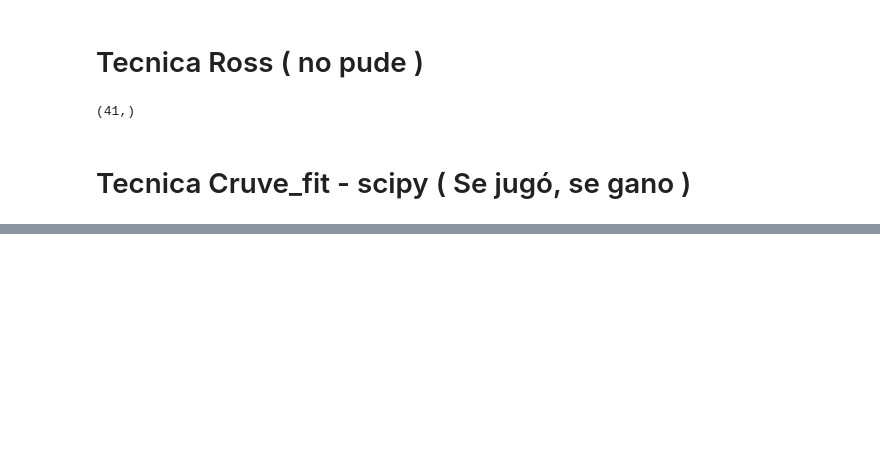
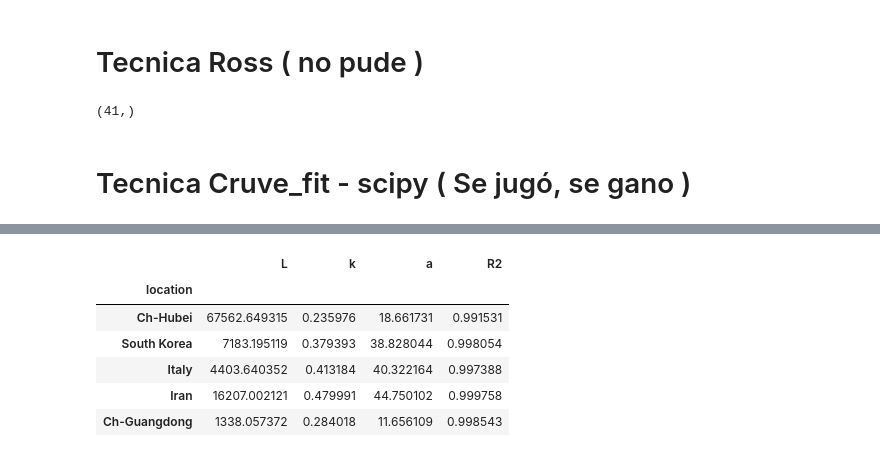
Before and after one commit to juliocrn94/CoronaVirus_ML, a Jupyter notebook: Part1.ipynb, the cells around one changed output, grey strips where cells are left out. Saved outputs shown, nothing was run; the diff lists cells and outputs as text; code cells hidden in the pictures; blank space fills up the shorter version.

```diff
--- a/Part1.ipynb
+++ b/Part1.ipynb
@@ -288,0 +310,39 @@ plt.legend()
+# %%
+res_df = pd.DataFrame()
+
+res_df['Total_conf'] =  conf_df.iloc[:,-1]
+res_df['Total_death'] =  death_df.iloc[:,-1]
+res_df['Total_recov'] =  recov_df.iloc[:,-1]
+
+
+row_df = pd.DataFrame(res_df.sum(axis = 0), columns=['Worldwide']).T
+res_df = pd.concat([res_df, row_df])
+
+#res_df.iloc[0:40]
+# %%
+loc_list = list(res_df.index[:40])
+
+log_g_curves = []
+
+def func(x, L, k, a):
+    return L/(1 + np.exp(-k*(x-a)))
+
+for loc_i in loc_list:
+    x = np.arange(len(conf_ts[loc_i]))
+    y = conf_ts[loc_i].values
+
+    popt, pcov = curve_fit(func, x, y, bounds=(0, [90000, 1, 100]))
+
+    L = popt[0]
+    k = popt[1]
+    a = popt[2]
+    r2 = r2_score(y, func(x, *popt))
+    if loc_i == 'Total':
+        loc_i = 'Worldwide'
+
+    dict = {'location':loc_i,'L':L,'k':k,'a':a,'R2':r2}
+    log_g_curves.append(dict)
+# %%
+final_1 = pd.DataFrame(log_g_curves).set_index('location')
+final_1 = final_1.drop(['France','Germany'])
+final_1.index
@@ -288,0 +359,10 @@ plt.legend()
+# %%
+final_1.head()
+# %% [output]
+|  | L | k | a | R2 |
+| location |  |  |  |  |
+| Ch-Hubei | 67562.649315 | 0.235976 | 18.661731 | 0.991531 |
+| South Korea | 7183.195119 | 0.379393 | 38.828044 | 0.998054 |
+| Italy | 4403.640352 | 0.413184 | 40.322164 | 0.997388 |
+| Iran | 16207.002121 | 0.479991 | 44.750102 | 0.999758 |
+| Ch-Guangdong | 1338.057372 | 0.284018 | 11.656109 | 0.998543 |
```
Also changed, not shown: parts of 8 cells of this notebook, 1 other file.
